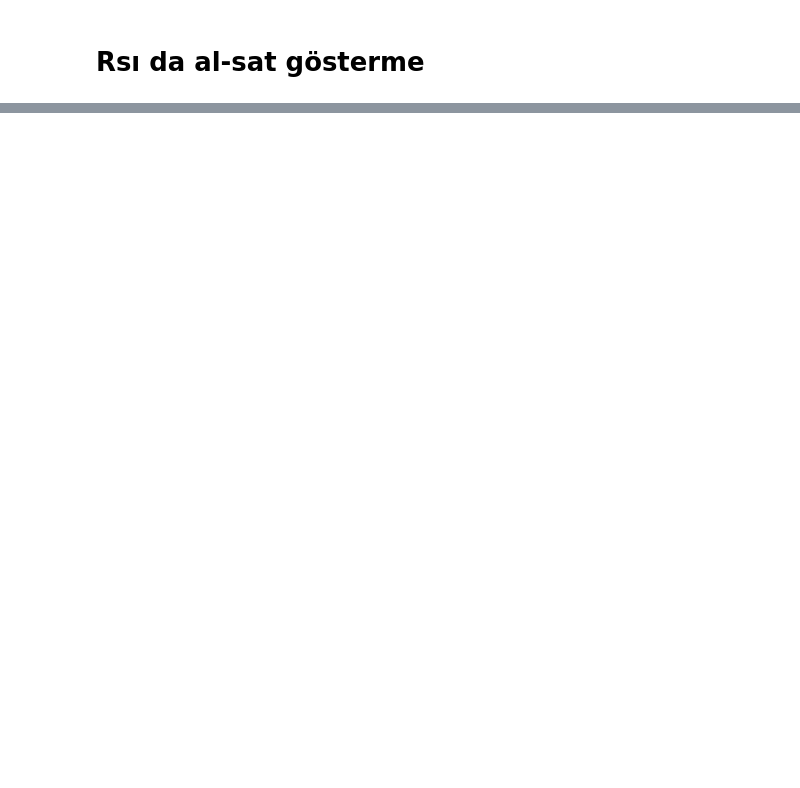
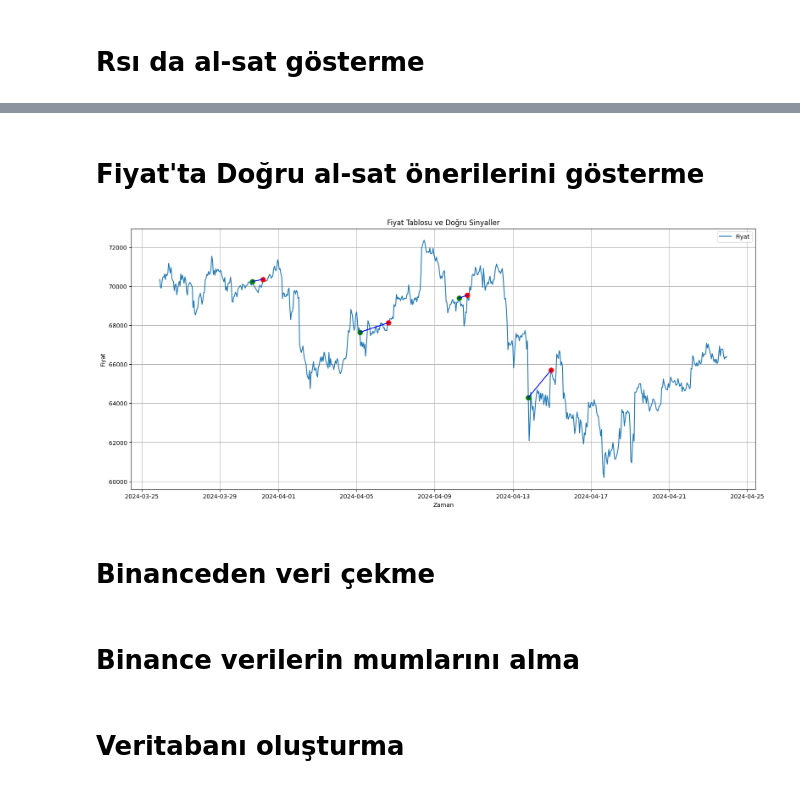
Before and after one commit to emircanbacanak/Selection-Sort-Projesi, a Jupyter notebook: crypto_recommendation.ipynb, the cells around one changed output, grey strips where cells are left out. Drawn from its saved outputs; the diff is of its cells as text; code cells hidden in the pictures; blank space fills up the shorter version.

```diff
--- a/crypto_recommendation.ipynb
+++ b/crypto_recommendation.ipynb
@@ -100,0 +91,39 @@ plt.show()
+# %% [markdown]
+# Fiyat'ta Doğru al-sat önerilerini gösterme
+# %%
+def plot_correct_signals(data, signals, buy_indices, sell_indices):
+    signals = np.sort(np.concatenate((buy_indices, sell_indices)))
+    correct_signals = []
+
+    for i in range(len(signals) - 1):
+        # Eğer mevcut sinyal bir alım sinyaliyse
+        if signals[i] in buy_indices:
+            # Sonraki sinyal bir satım sinyaliyse ve fiyat yükselmişse
+            if signals[i+1] in sell_indices and data['Close'].values[signals[i+1]] > data['Close'].values[signals[i]]:
+                correct_signals.append((signals[i], signals[i+1]))
+        # Eğer mevcut sinyal bir satım sinyaliyse
+        elif signals[i] in sell_indices:
+            # Sonraki sinyal bir alım sinyaliyse ve fiyat düşmüşse
+            if signals[i+1] in buy_indices and data['Close'].values[signals[i+1]] < data['Close'].values[signals[i]]:
+                correct_signals.append((signals[i], signals[i+1]))
+
+    plt.figure(figsize=(19, 8))
+    plt.plot(data.index, data['Close'], label='Fiyat')
+
+    for entry, exit in correct_signals:
+        plt.plot(data.index[entry], data['Close'].values[entry], 'go' if entry in buy_indices else 'ro', markersize=8)
+        plt.plot(data.index[exit], data['Close'].values[exit], 'go' if exit in buy_indices else 'ro', markersize=8)
+        plt.plot([data.index[entry], data.index[exit]], [data['Close'].values[entry], data['Close'].values[exit]], 'b-')
+
+    plt.title('Fiyat Tablosu ve Doğru Sinyaller')
+    plt.xlabel('Zaman')
+    plt.ylabel('Fiyat')
+    plt.legend()
+    plt.grid(True)
+    plt.show()
+
+plot_correct_signals(data, signals, buy_indices, sell_indices)
+# %% [output]
+[figure, added]
+# %% [markdown]
+# Binanceden veri çekme
@@ -100,0 +135,2 @@ plt.show()
+# %% [markdown]
+# Binance verilerin mumlarını alma
@@ -100,0 +141,2 @@ plt.show()
+# %% [markdown]
+# Veritabanı oluşturma
```
Also changed, not shown: parts of 42 cells of this notebook.
